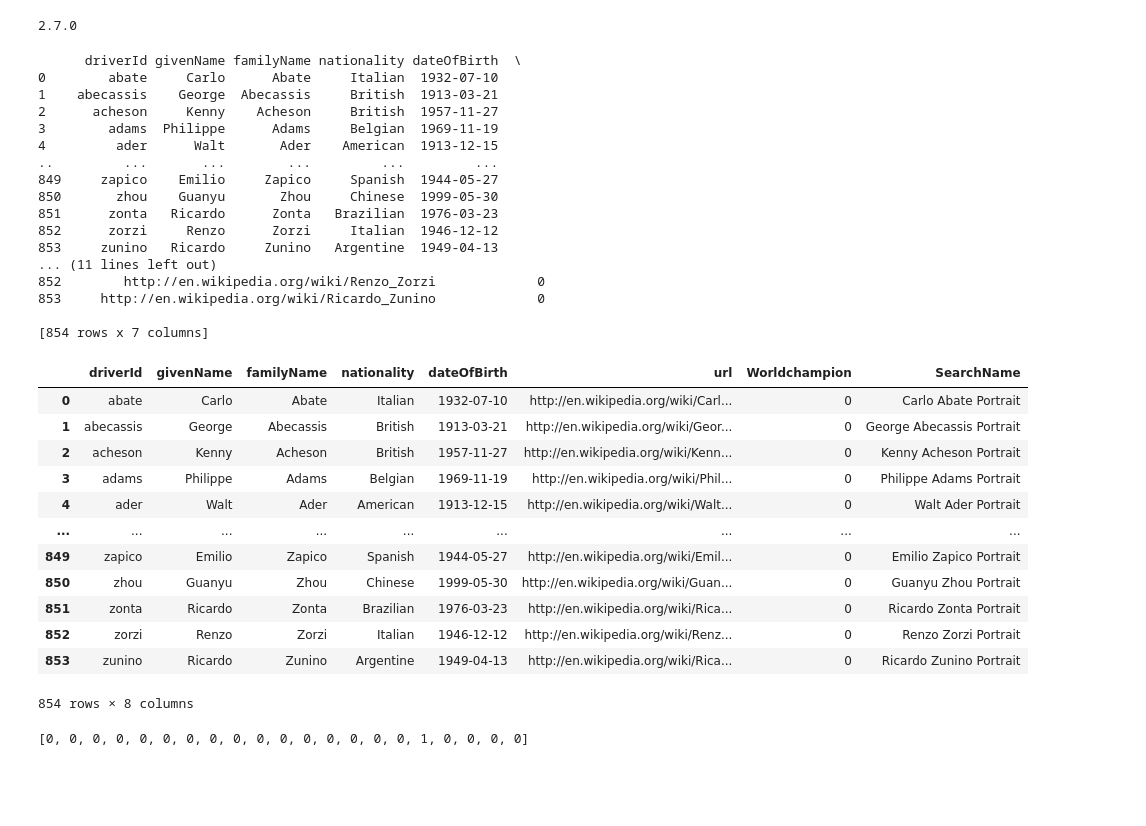
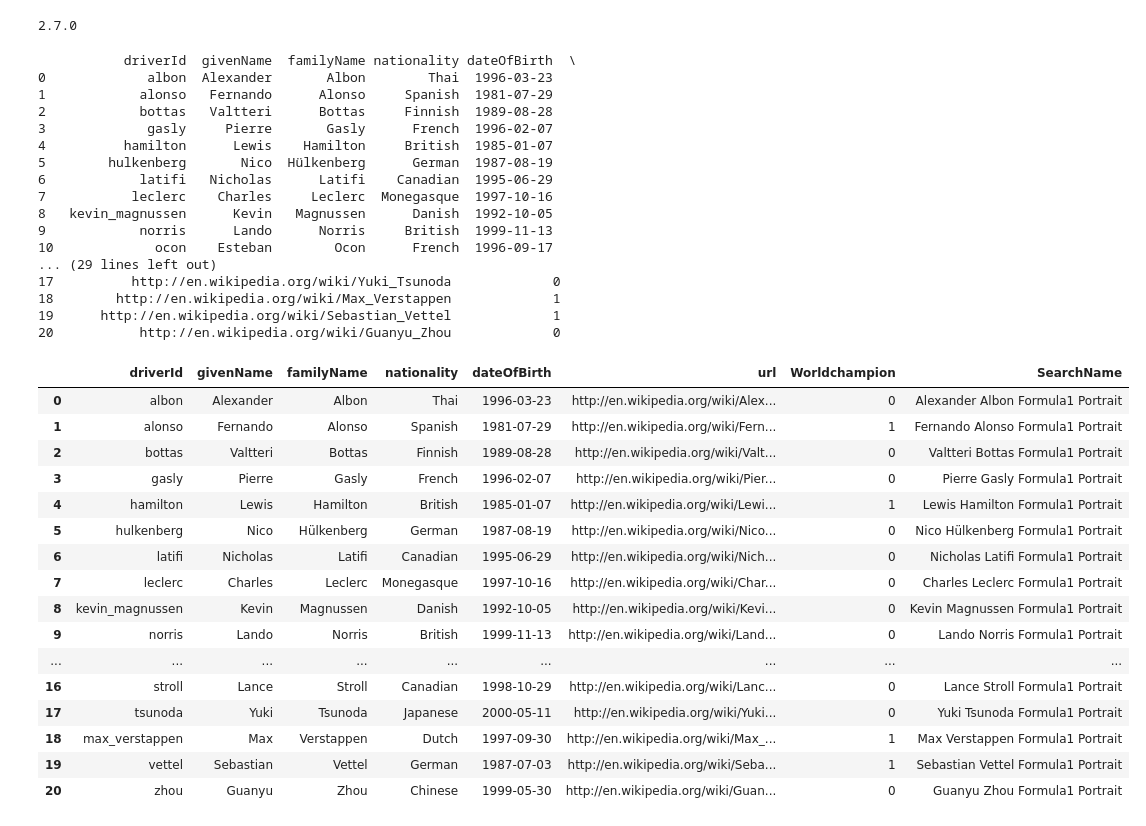
Before and after one commit to Tuly7/ADS-Formula1, a Jupyter notebook: Formel1predictor.ipynb, the cells around one changed output. Drawn from its saved outputs; the diff is of its cells as text; code cells hidden in the pictures; blank space fills up the shorter version.

```diff
--- a/Formel1predictor.ipynb
+++ b/Formel1predictor.ipynb
@@ -4,7 +4,7 @@ import pandas as pd
 from collections import defaultdict
 
 #Call Ergast F1 API with the List of all current and past F1 Drivers. Check if response is "200" and therefore call was succesfull.
-response = requests.get("http://ergast.com/api/f1/drivers.json?limit=1000")
+response = requests.get("http://ergast.com/api/f1/current/drivers.json?limit=1000")
 print(response.status_code)
 # %% [output]
 200
@@ -122,9 +122,9 @@ df["Worldchampion"] = ""
 df.to_csv('Drivers List.csv')
 # %%
 #Adding to the new column the value 1 if the driver is a WC and 0 if he is not
-for i in range (854):
+for i in range (len(df)):
     driverlist = df['driverId'].values[i]
-    for z in range (34):
+    for z in range (len(df2)):
         worldchampion = df2['driverId'].values[z]
         if driverlist == worldchampion:
             df['Worldchampion'].values[i]=1
@@ -168,55 +168,53 @@ print(tf.__version__)
 # %%
 print (df)
 # %% [output]
-      driverId givenName familyName nationality dateOfBirth  \
-0        abate     Carlo      Abate     Italian  1932-07-10
-1    abecassis    George  Abecassis     British  1913-03-21
-2      acheson     Kenny    Acheson     British  1957-11-27
-3        adams  Philippe      Adams     Belgian  1969-11-19
-4         ader      Walt       Ader    American  1913-12-15
-..         ...       ...        ...         ...         ...
-849     zapico    Emilio     Zapico     Spanish  1944-05-27
-850       zhou    Guanyu       Zhou     Chinese  1999-05-30
-851      zonta   Ricardo      Zonta   Brazilian  1976-03-23
-852      zorzi     Renzo      Zorzi     Italian  1946-12-12
-853     zunino   Ricardo     Zunino   Argentine  1949-04-13
-... (11 lines left out)
-852        http://en.wikipedia.org/wiki/Renzo_Zorzi             0
-853     http://en.wikipedia.org/wiki/Ricardo_Zunino             0
-
-[854 rows x 7 columns]
+           driverId  givenName  familyName nationality dateOfBirth  \
+0             albon  Alexander       Albon        Thai  1996-03-23
+1            alonso   Fernando      Alonso     Spanish  1981-07-29
+2            bottas   Valtteri      Bottas     Finnish  1989-08-28
+3             gasly     Pierre       Gasly      French  1996-02-07
+4          hamilton      Lewis    Hamilton     British  1985-01-07
+5        hulkenberg       Nico  Hülkenberg      German  1987-08-19
+6            latifi   Nicholas      Latifi    Canadian  1995-06-29
+7           leclerc    Charles     Leclerc  Monegasque  1997-10-16
+8   kevin_magnussen      Kevin   Magnussen      Danish  1992-10-05
+9            norris      Lando      Norris     British  1999-11-13
+10             ocon    Esteban        Ocon      French  1996-09-17
+... (29 lines left out)
+17          http://en.wikipedia.org/wiki/Yuki_Tsunoda             0
+18        http://en.wikipedia.org/wiki/Max_Verstappen             1
+19      http://en.wikipedia.org/wiki/Sebastian_Vettel             1
+20           http://en.wikipedia.org/wiki/Guanyu_Zhou             0
 # %%
 #df(
 #    labels= ["fullname"],
 #    axis=1,
 #    inplace=True)
 # %%
-df["SearchName"] = df["givenName"] + " " + df["familyName"] + " Portrait"
+df["SearchName"] = df["givenName"] + " " + df["familyName"] + " Formula1 Portrait"
 df
 # %% [output]
 |  | driverId | givenName | familyName | nationality | dateOfBirth | url | Worldchampion | SearchName |
-| 0 | abate | Carlo | Abate | Italian | 1932-07-10 | http://en.wikipedia.org/wiki/Carl... | 0 | Carlo Abate Portrait |
-| 1 | abecassis | George | Abecassis | British | 1913-03-21 | http://en.wikipedia.org/wiki/Geor... | 0 | George Abecassis Portrait |
-| 2 | acheson | Kenny | Acheson | British | 1957-11-27 | http://en.wikipedia.org/wiki/Kenn... | 0 | Kenny Acheson Portrait |
-| 3 | adams | Philippe | Adams | Belgian | 1969-11-19 | http://en.wikipedia.org/wiki/Phil... | 0 | Philippe Adams Portrait |
-| 4 | ader | Walt | Ader | American | 1913-12-15 | http://en.wikipedia.org/wiki/Walt... | 0 | Walt Ader Portrait |
+| 0 | albon | Alexander | Albon | Thai | 1996-03-23 | http://en.wikipedia.org/wiki/Alex... | 0 | Alexander Albon Formula1 Portrait |
+| 1 | alonso | Fernando | Alonso | Spanish | 1981-07-29 | http://en.wikipedia.org/wiki/Fern... | 1 | Fernando Alonso Formula1 Portrait |
+| 2 | bottas | Valtteri | Bottas | Finnish | 1989-08-28 | http://en.wikipedia.org/wiki/Valt... | 0 | Valtteri Bottas Formula1 Portrait |
+| 3 | gasly | Pierre | Gasly | French | 1996-02-07 | http://en.wikipedia.org/wiki/Pier... | 0 | Pierre Gasly Formula1 Portrait |
+| 4 | hamilton | Lewis | Hamilton | British | 1985-01-07 | http://en.wikipedia.org/wiki/Lewi... | 1 | Lewis Hamilton Formula1 Portrait |
+| 5 | hulkenberg | Nico | Hülkenberg | German | 1987-08-19 | http://en.wikipedia.org/wiki/Nico... | 0 | Nico Hülkenberg Formula1 Portrait |
+| 6 | latifi | Nicholas | Latifi | Canadian | 1995-06-29 | http://en.wikipedia.org/wiki/Nich... | 0 | Nicholas Latifi Formula1 Portrait |
+| 7 | leclerc | Charles | Leclerc | Monegasque | 1997-10-16 | http://en.wikipedia.org/wiki/Char... | 0 | Charles Leclerc Formula1 Portrait |
+| 8 | kevin_magnussen | Kevin | Magnussen | Danish | 1992-10-05 | http://en.wikipedia.org/wiki/Kevi... | 0 | Kevin Magnussen Formula1 Portrait |
+| 9 | norris | Lando | Norris | British | 1999-11-13 | http://en.wikipedia.org/wiki/Land... | 0 | Lando Norris Formula1 Portrait |
 | ... | ... | ... | ... | ... | ... | ... | ... | ... |
-| 849 | zapico | Emilio | Zapico | Spanish | 1944-05-27 | http://en.wikipedia.org/wiki/Emil... | 0 | Emilio Zapico Portrait |
-| 850 | zhou | Guanyu | Zhou | Chinese | 1999-05-30 | http://en.wikipedia.org/wiki/Guan... | 0 | Guanyu Zhou Portrait |
-| 851 | zonta | Ricardo | Zonta | Brazilian | 1976-03-23 | http://en.wikipedia.org/wiki/Rica... | 0 | Ricardo Zonta Portrait |
-| 852 | zorzi | Renzo | Zorzi | Italian | 1946-12-12 | http://en.wikipedia.org/wiki/Renz... | 0 | Renzo Zorzi Portrait |
-| 853 | zunino | Ricardo | Zunino | Argentine | 1949-04-13 | http://en.wikipedia.org/wiki/Rica... | 0 | Ricardo Zunino Portrait |
+| 16 | stroll | Lance | Stroll | Canadian | 1998-10-29 | http://en.wikipedia.org/wiki/Lanc... | 0 | Lance Stroll Formula1 Portrait |
+| 17 | tsunoda | Yuki | Tsunoda | Japanese | 2000-05-11 | http://en.wikipedia.org/wiki/Yuki... | 0 | Yuki Tsunoda Formula1 Portrait |
+| 18 | max_verstappen | Max | Verstappen | Dutch | 1997-09-30 | http://en.wikipedia.org/wiki/Max_... | 1 | Max Verstappen Formula1 Portrait |
+| 19 | vettel | Sebastian | Vettel | German | 1987-07-03 | http://en.wikipedia.org/wiki/Seba... | 1 | Sebastian Vettel Formula1 Portrait |
+| 20 | zhou | Guanyu | Zhou | Chinese | 1999-05-30 | http://en.wikipedia.org/wiki/Guan... | 0 | Guanyu Zhou Formula1 Portrait |
-854 rows × 8 columns
 # %%
 col_list = df.SearchName.values.tolist()
 col_list2 = df.Worldchampion.values.tolist()
 #print(col_list)
-# %%
-del col_list[17:850]
-del col_list2[17:850]
-col_list2
-# %% [output]
-[0, 0, 0, 0, 0, 0, 0, 0, 0, 0, 0, 0, 0, 0, 0, 0, 1, 0, 0, 0, 0]
 # %%
 def fetch_image_urls(query:str, max_links_to_fetch:int, wd:webdriver, sleep_between_interactions:int=1):
     def scroll_to_end(wd):
```
Also changed, not shown: parts of 3 cells of this notebook.
